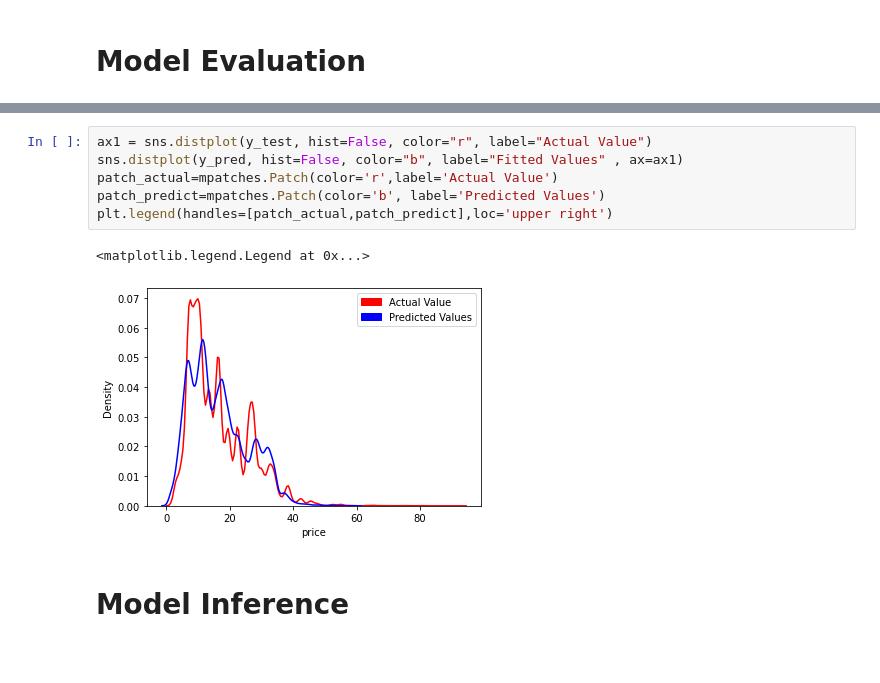
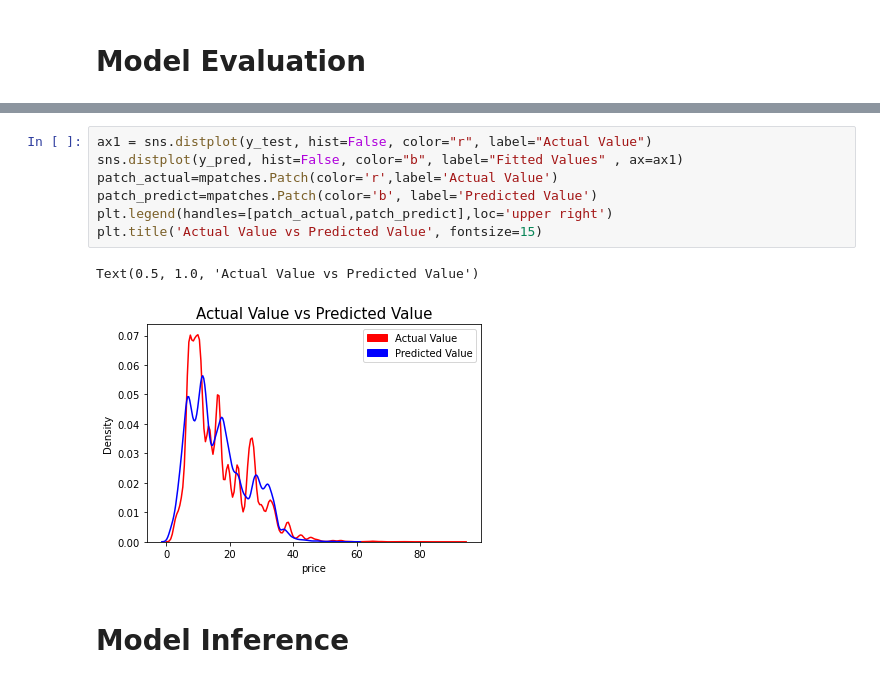
Before and after one commit to HelennaConstantia/PYTN_Kampus-Merdeka_FP1, a Jupyter notebook: PYTN_KampusMerdeka_fp1_Helenna Constantia.ipynb, the cells around one changed output, grey strips where cells are left out. Saved outputs shown, nothing was run; the diff lists cells and outputs as text.

```diff
--- a/PYTN_KampusMerdeka_fp1_Helenna Constantia.ipynb
+++ b/PYTN_KampusMerdeka_fp1_Helenna Constantia.ipynb
@@ -920,12 +921,13 @@ r2_score(y_test, y_pred)
 # %%
 ax1 = sns.distplot(y_test, hist=False, color="r", label="Actual Value")
 sns.distplot(y_pred, hist=False, color="b", label="Fitted Values" , ax=ax1)
 patch_actual=mpatches.Patch(color='r',label='Actual Value')
-patch_predict=mpatches.Patch(color='b', label='Predicted Values')
+patch_predict=mpatches.Patch(color='b', label='Predicted Value')
 plt.legend(handles=[patch_actual,patch_predict],loc='upper right')
+plt.title('Actual Value vs Predicted Value', fontsize=15)
 # %% [output]
-<matplotlib.legend.Legend at 0x...>
+Text(0.5, 1.0, 'Actual Value vs Predicted Value')
-[figure, old version]
+[figure, new version]
 # %% [markdown]
 # Model Inference
 # %%
```
Also changed, not shown: parts of 12 cells of this notebook, 1 other file.
